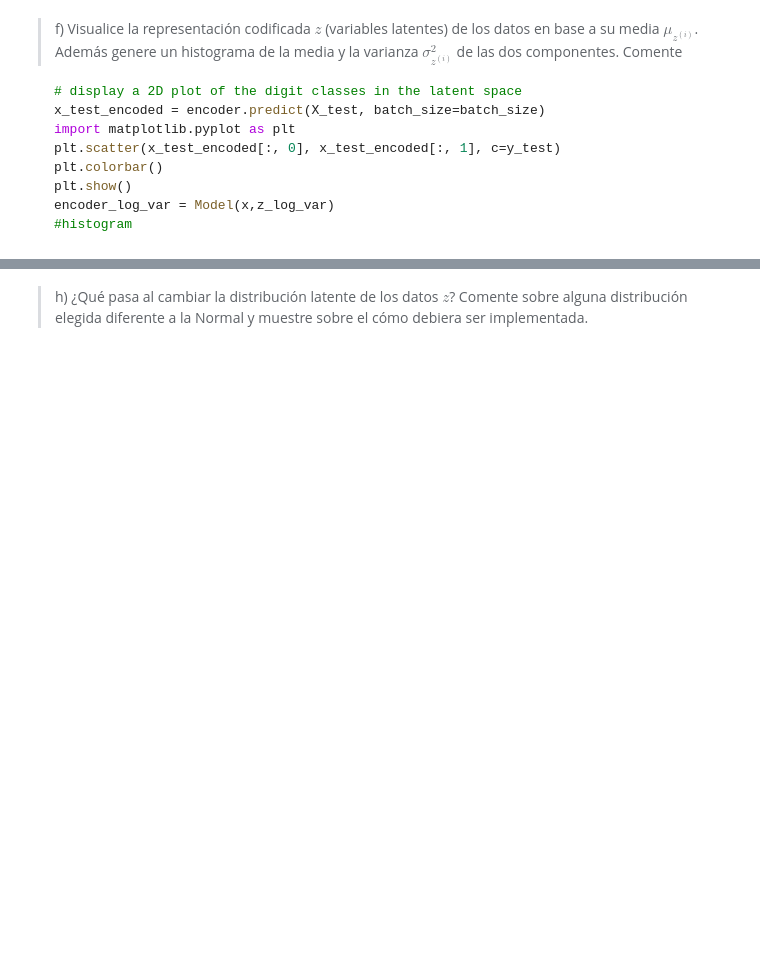
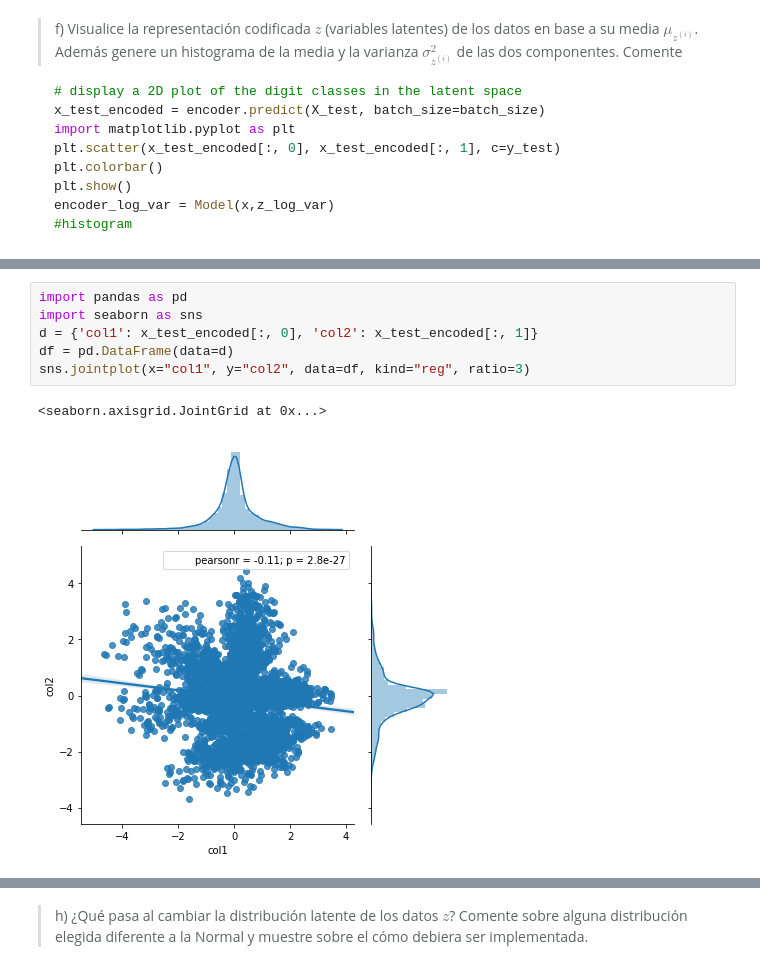
Before and after one commit to Buguemar/NNTarea3, a Jupyter notebook: Pregunta 1.ipynb, the cells around one changed output, grey strips where cells are left out. Cells and saved outputs as stored; diff of their text form; blank space fills up the shorter version.

```diff
--- a/Pregunta 1.ipynb
+++ b/Pregunta 1.ipynb
@@ -330,0 +346,9 @@ encoder_log_var = Model(x,z_log_var)
+# %%
+import pandas as pd
+import seaborn as sns
+d = {'col1': x_test_encoded[:, 0], 'col2': x_test_encoded[:, 1]}
+df = pd.DataFrame(data=d)
+sns.jointplot(x="col1", y="col2", data=df, kind="reg", ratio=3)
+# %% [output]
+<seaborn.axisgrid.JointGrid at 0x...>
+[figure, added]
```
Also changed, not shown: parts of 41 cells of this notebook, 8 other files.
